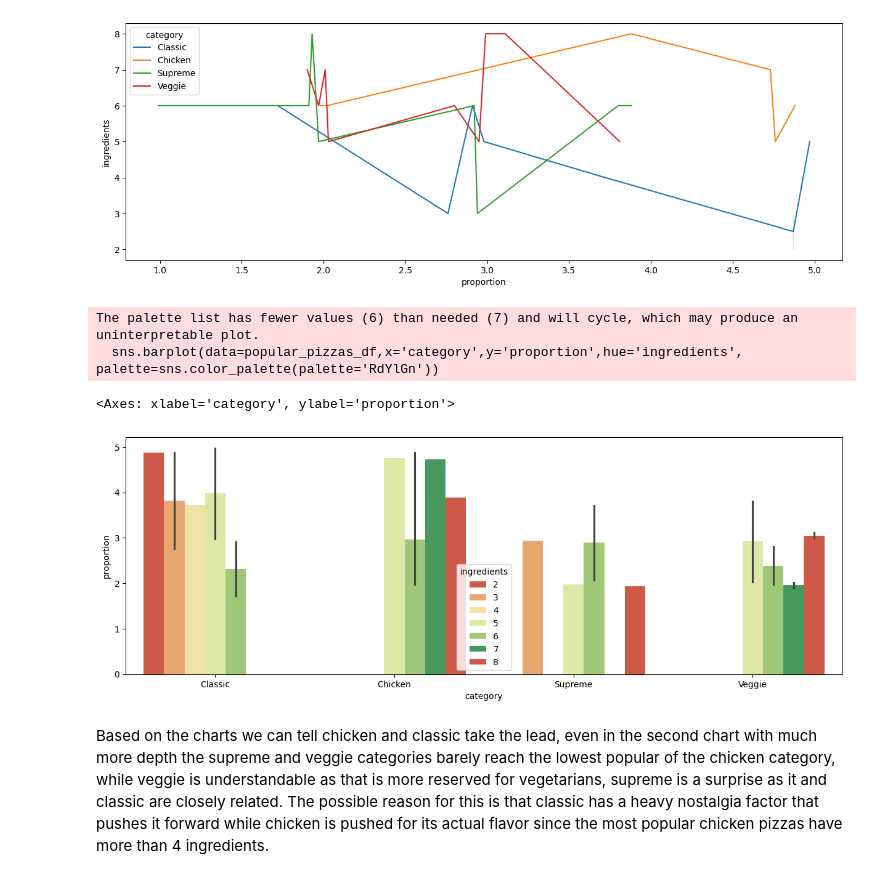
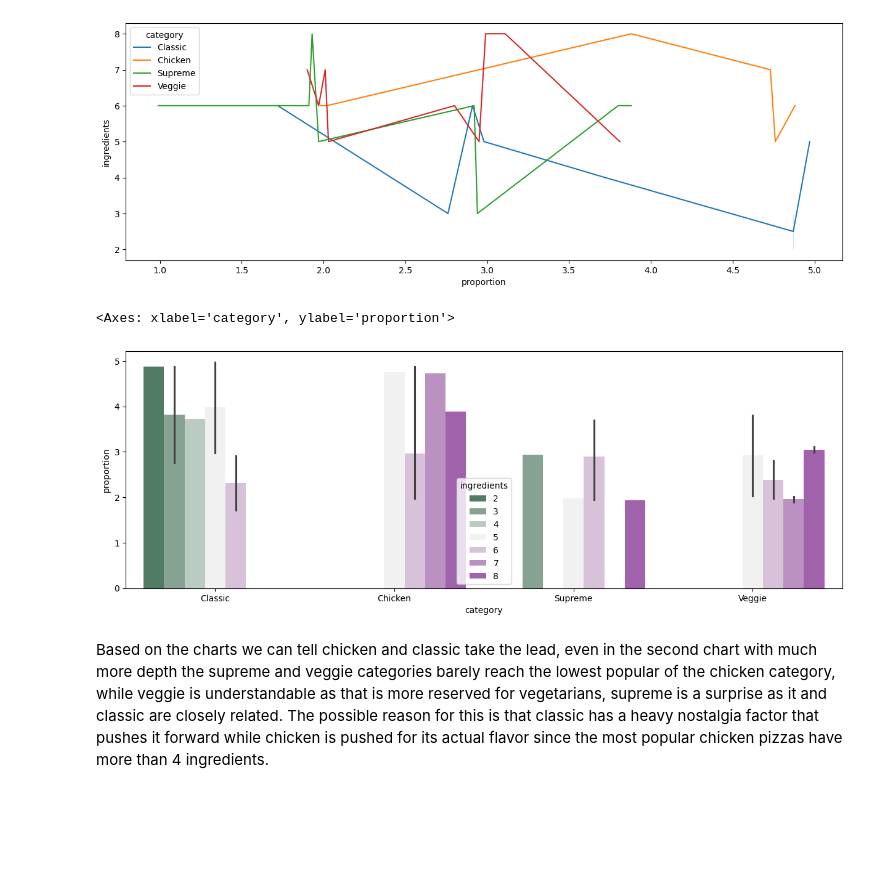
Before and after one commit to drod75/Pizza-Dataset-Analysis, a Jupyter notebook: pizza_analysis.ipynb, the cells around one changed output. Drawn from its saved outputs; the diff is of its cells as text; code cells hidden in the pictures; blank space fills up the shorter version.

Commit message:
color edits

```diff
--- a/pizza_analysis.ipynb
+++ b/pizza_analysis.ipynb
@@ -169,11 +169,9 @@ sns.lineplot(data=popular_pizzas_df,x='proportion',y='ingredients',hue='category
 [figure]
 # %%
 plt.figure(figsize=(15,5))
-sns.barplot(data=popular_pizzas_df,x='category',y='proportion',hue='ingredients', palette=sns.color_palette(palette='RdYlGn'))
+sns.barplot(data=popular_pizzas_df,x='category',y='proportion',hue='ingredients', palette=sns.diverging_palette(145, 300, s=60, as_cmap=True))
 # %% [output]
-The palette list has fewer values (6) than needed (7) and will cycle, which may produce an uninterpretable plot.
-  sns.barplot(data=popular_pizzas_df,x='category',y='proportion',hue='ingredients', palette=sns.color_palette(palette='RdYlGn'))
+<Axes: xlabel='category', ylabel='proportion'>
-<Axes: xlabel='category', ylabel='proportion'>
-[figure, old version]
+[figure, new version]
 # %% [markdown]
 Based on the charts we can tell chicken and classic take the lead, even in the second chart with much more depth the supreme and veggie categories barely reach the lowest popular of the chicken category, while veggie is understandable as that is more reserved for vegetarians, supreme is a surprise as it and classic are closely related. The possible reason for this is that classic has a heavy nostalgia factor that pushes it forward while chicken is pushed for its actual flavor since the most popular chicken pizzas have more than 4 ingredients.
```
